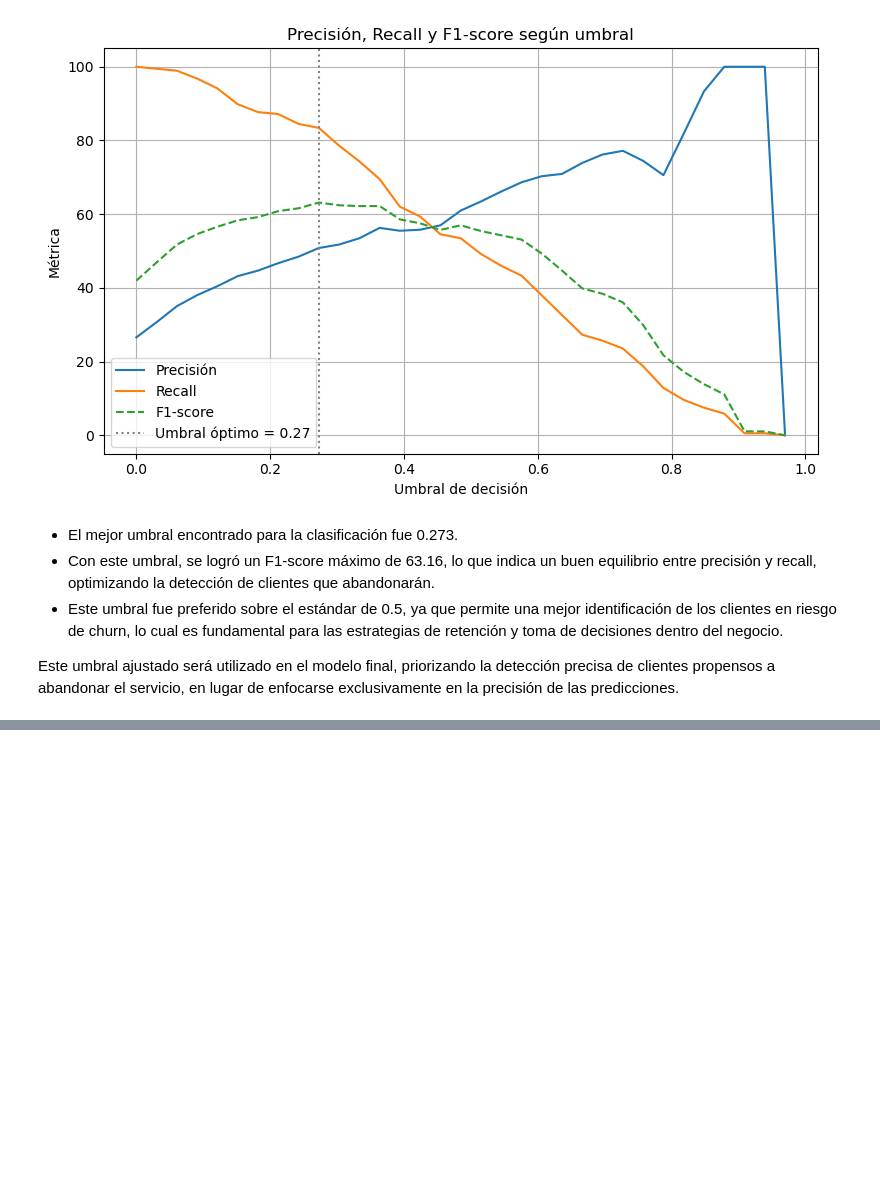
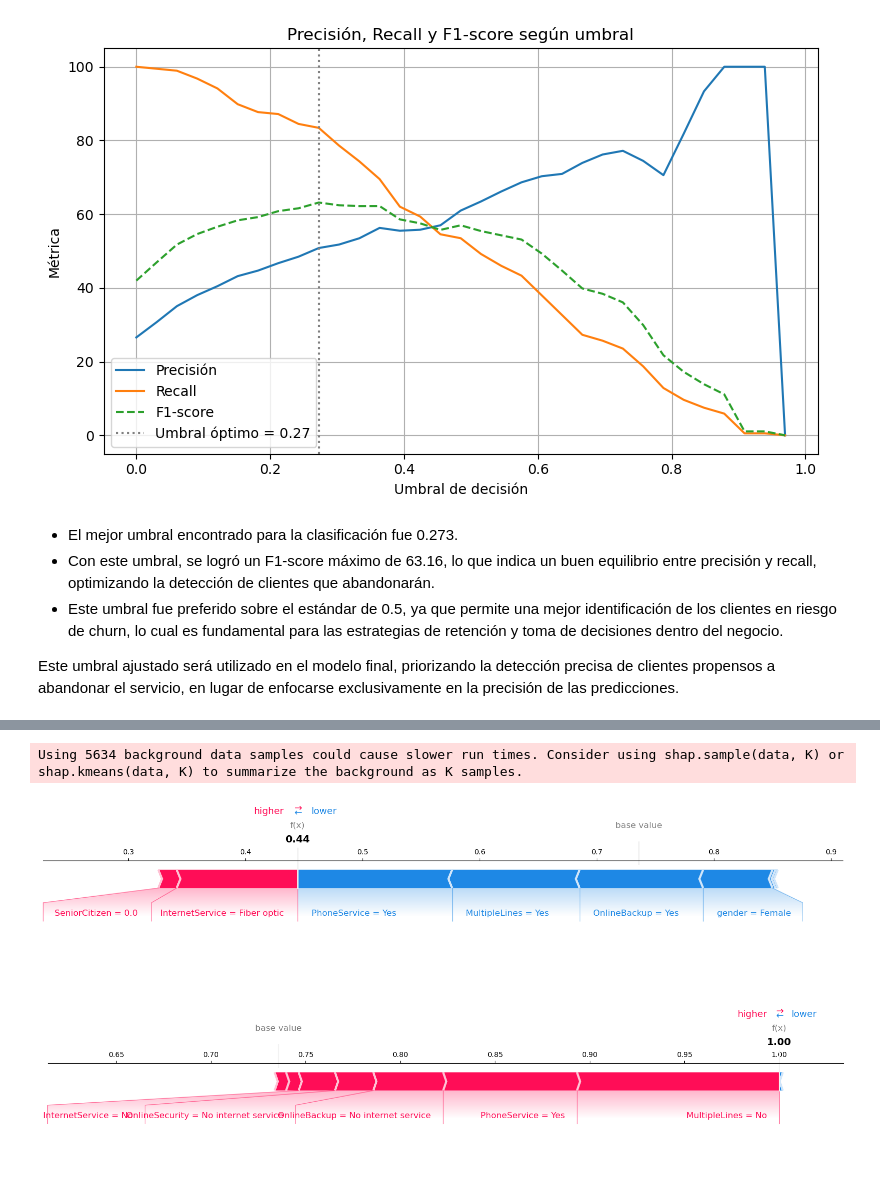
Before and after one commit to GOIH/MineriaDatos, a Jupyter notebook: analisis.ipynb, the cells around one changed output, grey strips where cells are left out. Saved outputs shown, nothing was run; the diff lists cells and outputs as text; code cells hidden in the pictures; blank space fills up the shorter version.

Commit message:
Shap values mejorados

```diff
--- a/analisis.ipynb
+++ b/analisis.ipynb
@@ -1078,6 +1080,12 @@ class OutlierDetecion_treatment_IQR(TransformerMixin):
     def get_params(self, deep=True):
         # Devolvemos los valores de los híper-parámetros del método de preparación de datos
         return {"k": self.k}
+
+    def get_feature_names_out(self, input_features=None):
+        # Retorna los nombres de las columnas tal como salen del transformador
+        if input_features is not None:
+            return np.array(input_features)
+        return np.array(self.columns)
 # %% [markdown]
 En este segundo componente, sustituiremos los outliers por el mínimo o el máximo:
 # %%
@@ -2063,7 +2058,7 @@ X_combined = pd.concat([X_train, X_val1], axis=0)
 y_combined = pd.concat([y_train, y_val1], axis=0)
 
 # Realizamos la búsqueda de hiperparámetros con RandomizedSearchCV
-best_KNN, best_val, best_hipPar = tunearClasificador(p_KNN, param_grid, scorer=score_PR, cv=cv, X=X_combined, y=y_combined, n_iter=40)
+best_KNN, best_val, best_hipPar = tunearClasificador(p_KNN, param_grid, scorer=score_PR, cv=cv, X=X_combined, y=y_combined, n_iter=1)
 
 # Mostrar el mejor modelo y parámetros
 print(f"Mejor modelo: {best_KNN}")
@@ -2302,17 +2218,0 @@ TypeError: ufunc 'isfinite' not supported for the input types, and the inputs co
-# %%
-import shap
-import numpy as np
-
-pipeline_features = Pipeline(best_KNN.steps[:-1])
-clf = best_KNN.named_steps['clf']
-
-# Paso 3: Transformar los datos con la parte de la pipeline que genera y selecciona features
-X_trans = pipeline_features.transform(X_train)
-indice_ejemplo_a_predecir = 5
-ejemplo_a_predecir = X_trans[indice_ejemplo_a_predecir, :]
-
-# Paso 5: Crear el KernelExplainer
-kernel_explainer = shap.KernelExplainer(clf.predict_proba, X_trans)
-kernel_shap_values = kernel_explainer.shap_values(ejemplo_a_predecir)
-
-shap.force_plot(kernel_explainer.expected_value[1], kernel_shap_values[:, 1], ejemplo_a_predecir)
@@ -2328,0 +2341,24 @@ print(len(shap_values))
+# %%
+clf = best_KNN.named_steps["clf"]
+
+idx_ejemplos_negativos = [0, 1]
+
+kernel_explainer = shap.KernelExplainer(clf.predict_proba, X_combined_trans)
+
+for idx in idx_ejemplos_negativos:
+    # Obtener el ejemplo original y asegurarse de que las columnas coincidan
+    ejemplo_original = X_test.iloc[idx, :][X_test_trans.columns]
+
+    ejemplo = X_test_trans.loc[idx, :]
+    kernel_shap_values = kernel_explainer.shap_values(ejemplo)
+
+    shap.force_plot(
+        kernel_explainer.expected_value[0],
+        kernel_shap_values[:, 0],  # Ojo aquí: kernel_shap_values es una lista
+        ejemplo_original,
+        matplotlib=True
+    )
+# %% [output]
+Using 5634 background data samples could cause slower run times. Consider using shap.sample(data, K) or shap.kmeans(data, K) to summarize the background as K samples.
+[figure, added]
+[figure, added]
```
Also changed, not shown: parts of 19 cells of this notebook.
